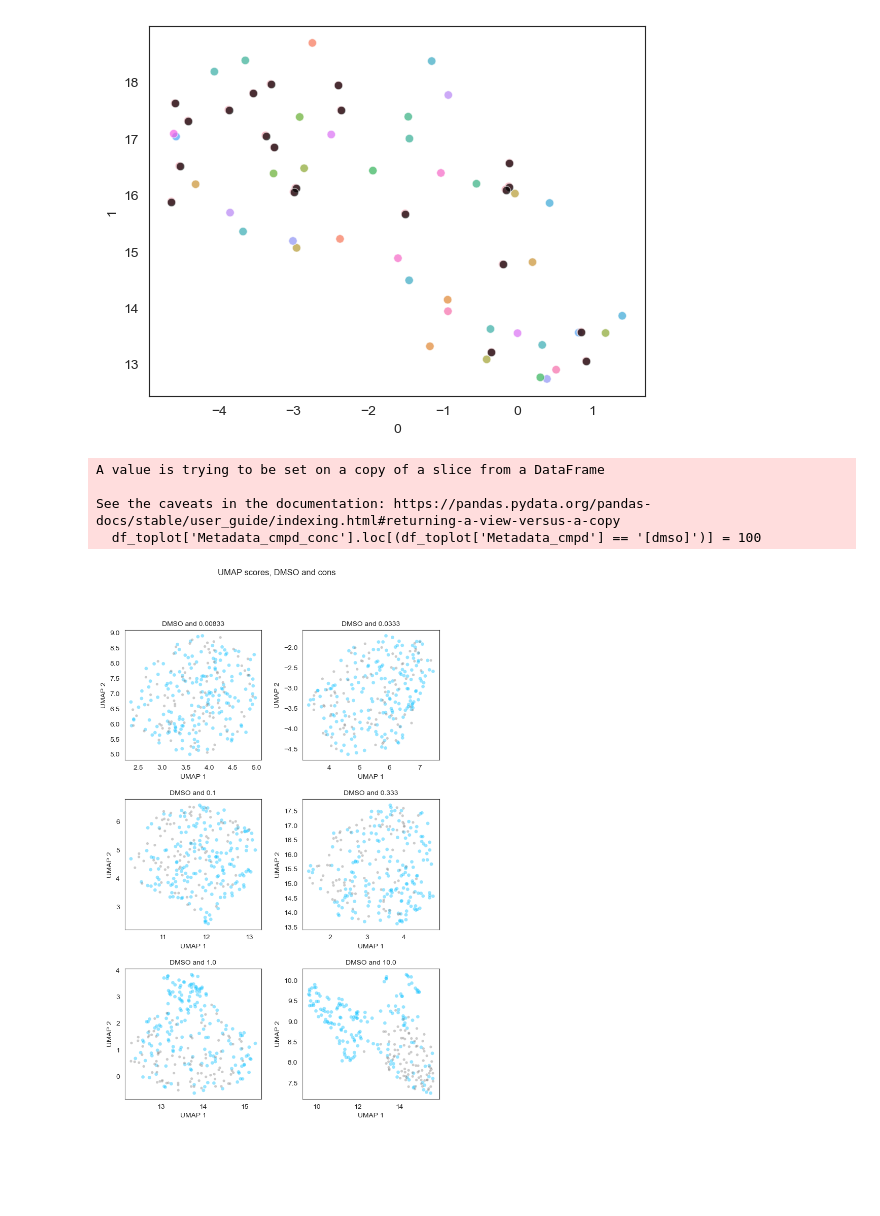
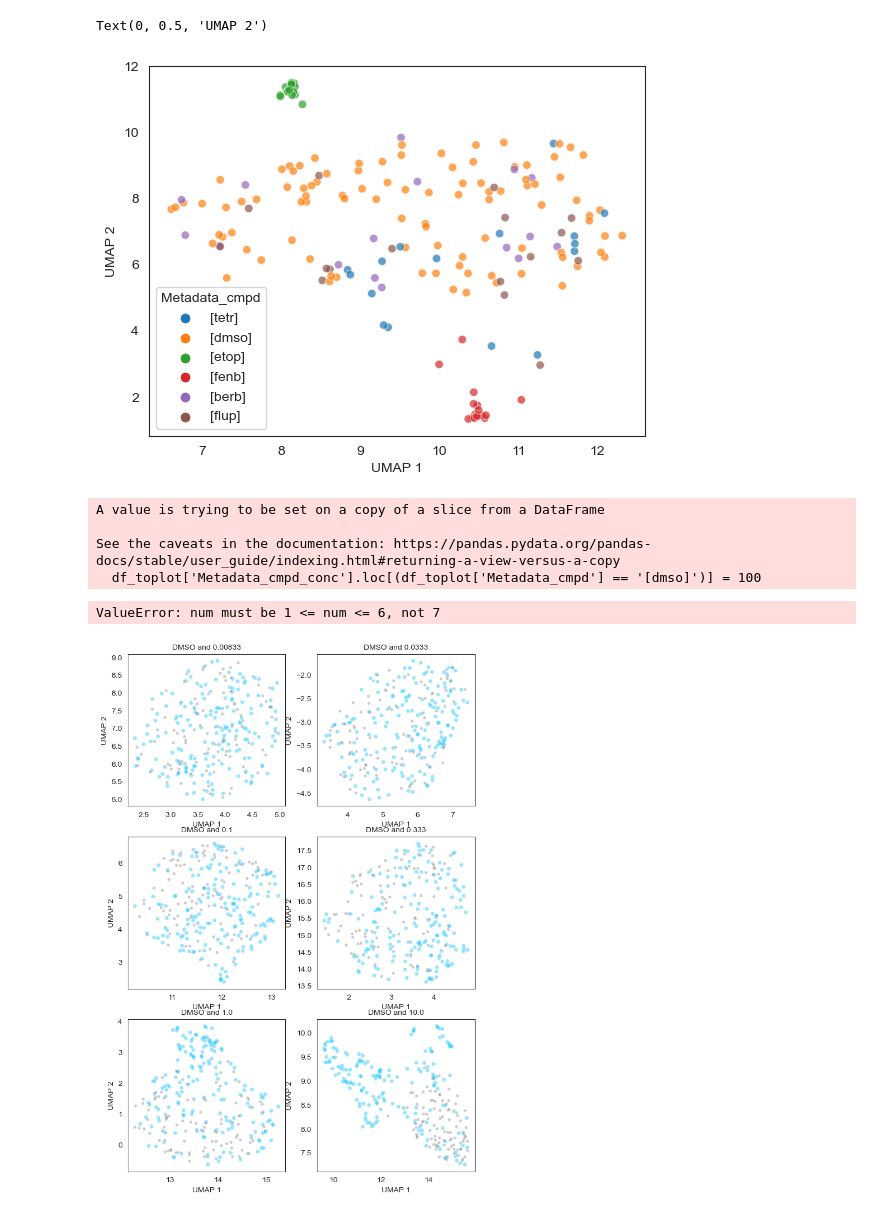
Before and after one commit to pharmbio/colopaint3D, a Jupyter notebook: 2D_analysis_v2/test_UMAP.ipynb, the cells around one changed output. Saved outputs shown, nothing was run; the diff lists cells and outputs as text; code cells hidden in the pictures; blank space fills up the shorter version.

Commit message:
Plot UMAPS on the data

```diff
--- a/2D_analysis_v2/test_UMAP.ipynb
+++ b/2D_analysis_v2/test_UMAP.ipynb
@@ -30,0 +59,8 @@ df_toplot = df_toplot[(df_toplot['Metadata_cmpd_conc'] == 10) | (df_toplot['Meta
+# %%
+df_toplot = selected_df
+ConcList = sorted(list(set(df_toplot["Metadata_cmpd_conc"])))
+ConcList.remove(2.5)
+#df_toplot = df_toplot[df_toplot['Metadata_cmpd_conc'] != 0.00833]
+#df_toplot = df_toplot[df_toplot['Metadata_cmpd_conc'] != 0.03330]
+
+df_toplot['Metadata_cmpd_conc'].loc[(df_toplot['Metadata_cmpd'] == '[dmso]')] = 100
@@ -31,6 +72,9 @@ df_toplot = df_toplot[(df_toplot['Metadata_cmpd_conc'] == 10) | (df_toplot['Meta
 # %%
 training_data = df_toplot.drop(ListOfMetadata, axis=1).to_numpy()
-umap_model = umap.UMAP(n_components=2, n_neighbors=10, min_dist= 0.1, random_state=42)
+umap_model = umap.UMAP(n_components=2, n_neighbors=4, min_dist= 0.05, random_state=42)
 trained_model = umap_model.fit(training_data)
 umapOut = trained_model.transform(training_data)
 umapOut = pd.DataFrame(umapOut)
+# %%
+merged = pd.merge(umapOut, df_toplot[ListOfMetadata], left_index=True, right_index=True)
+merged['Metadata_inv_log_conc'] = 10 - pDose(merged['Metadata_cmpd_conc'])
@@ -37,24 +102,20 @@ umapOut = pd.DataFrame(umapOut)
 # %%
 plt.figure()
 ax = sns.scatterplot(
         x=0,
         y=1,
         hue="Metadata_cmpd",
-        data=merged,
+        data=merged[merged['Metadata_pert_type'] != 'trt'],
         alpha=(0.7),
         marker="o",
-        legend=False
+        #legend=False
         )
-ax = sns.scatterplot(
-        x=0,
-        y=1,
-        color="k",
-        data=merged[merged['Metadata_pert_type'] == 'negcon'],
-        alpha=(0.7),
-        marker="o",
-        )
+
+ax.set_xlabel("UMAP 1", fontsize=10)
+ax.set_ylabel("UMAP 2", fontsize=10)
 # %% [output]
+Text(0, 0.5, 'UMAP 2')
-[figure, old version]
+[figure, new version]
 # %%
 merged = pd.merge(umapOut, df_toplot[ListOfMetadata], left_index=True, right_index=True)
 merged['Metadata_inv_log_conc'] = 10 - pDose(merged['Metadata_cmpd_conc'])
@@ -145,4 +205,5 @@ fig.suptitle("UMAP scores, DMSO and cons".format(), fontsize=12)
 #)
 plt.show()
 # %% [output]
+ValueError: num must be 1 <= num <= 6, not 7
-[figure, old version]
+[figure, new version]
```
Also changed, not shown: parts of 8 cells of this notebook, 2 other files.
